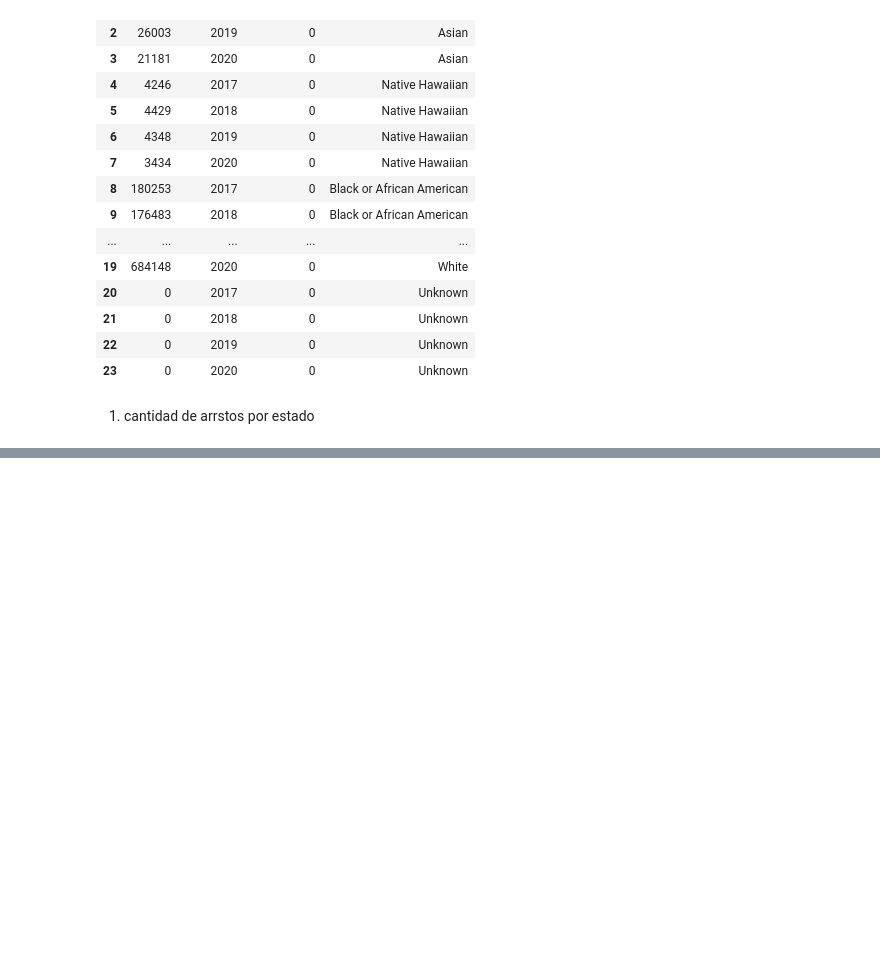
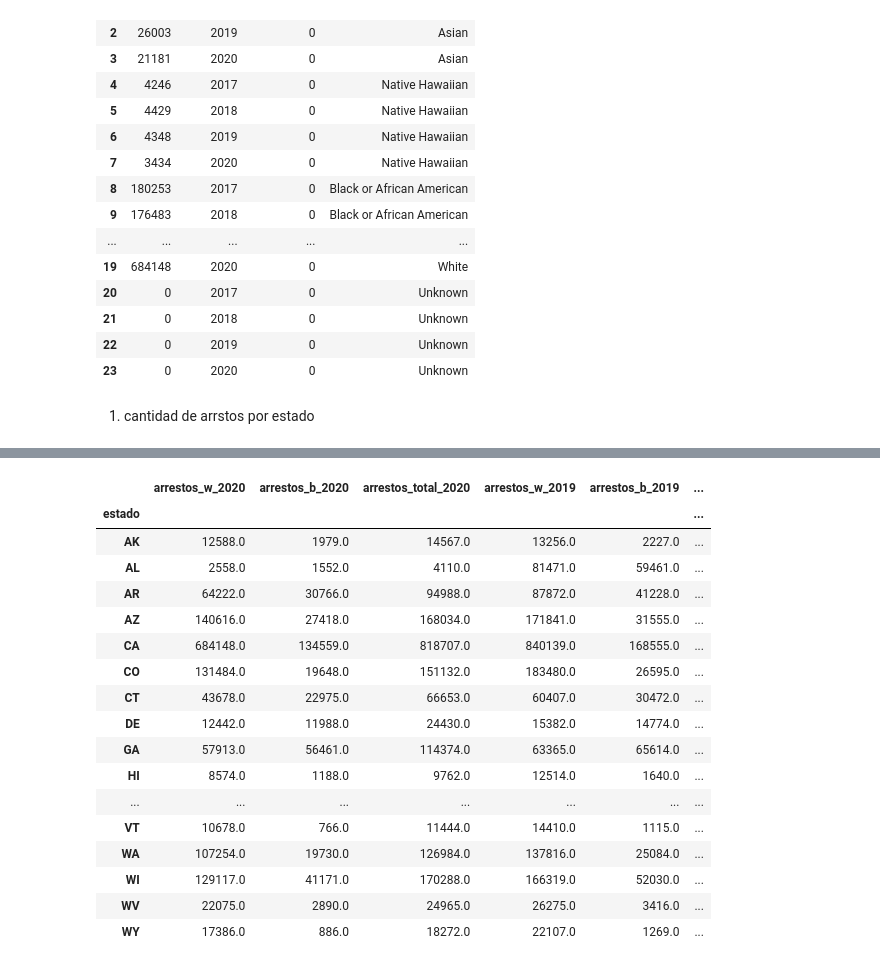
Before and after one commit to daJCP/Proyecto_Ciencia_Datos, a Jupyter notebook: Proyecto/notebook.ipynb, the cells around one changed output, grey strips where cells are left out. Cells and saved outputs as stored; diff of their text form; code cells hidden in the pictures; blank space fills up the shorter version.

```diff
--- a/Proyecto/notebook.ipynb
+++ b/Proyecto/notebook.ipynb
@@ -167,10 +168,10 @@ for estado in codigos_estados:
     estado = estado[0]
     df_estado = df_estados_razas[estado]
     df_estado['estado'] = estado
-    df_2020_arrestos_white = df_2020_arrestos_white.append(df_estado.loc[17], ignore_index= True)
+    df_2020_arrestos_white = df_2020_arrestos_white.append(df_estado.loc[19], ignore_index= True)
     df_2019_arrestos_white = df_2019_arrestos_white.append(df_estado.loc[18], ignore_index= True)
-    df_2018_arrestos_white = df_2018_arrestos_white.append(df_estado.loc[19], ignore_index= True)
+    df_2018_arrestos_white = df_2018_arrestos_white.append(df_estado.loc[17], ignore_index= True)
 
-    df_2020_arrestos_black = df_2020_arrestos_black.append(df_estado.loc[9], ignore_index= True)
+    df_2020_arrestos_black = df_2020_arrestos_black.append(df_estado.loc[11], ignore_index= True)
     df_2019_arrestos_black = df_2019_arrestos_black.append(df_estado.loc[10], ignore_index= True)
-    df_2018_arrestos_black = df_2018_arrestos_black.append(df_estado.loc[11], ignore_index= True)
+    df_2018_arrestos_black = df_2018_arrestos_black.append(df_estado.loc[9], ignore_index= True)
@@ -198,0 +288,30 @@ df_2020_arrestos.describe()
+# %%
+# como el estado de Florida (FL) en el año 2018 no tiene datos, lo vamos a dejar fuera de los estados que habiamos considerado
+df_2020_arrestos = df_2020_arrestos.drop(['FL'])
+df_2019_arrestos = df_2019_arrestos.drop(['FL'])
+df_2018_arrestos = df_2018_arrestos.drop(['FL'])
+# %%
+df_arrestos_estados = pd.merge(df_2020_arrestos, df_2019_arrestos, on= 'estado')
+df_arrestos_estados = pd.merge(df_arrestos_estados, df_2018_arrestos, on='estado')
+df_arrestos_totales_estados = df_arrestos_estados[['arrestos_total_2020', 'arrestos_total_2019','arrestos_total_2018']]
+df_arrestos_totales_estados
+df_arrestos_estados
+# %% [output]
+|  | arrestos_w_2020 | arrestos_b_2020 | arrestos_total_2020 | arrestos_w_2019 | arrestos_b_2019 | ... |
+| estado |  |  |  |  |  | ... |
+| AK | 12588.0 | 1979.0 | 14567.0 | 13256.0 | 2227.0 | ... |
+| AL | 2558.0 | 1552.0 | 4110.0 | 81471.0 | 59461.0 | ... |
+| AR | 64222.0 | 30766.0 | 94988.0 | 87872.0 | 41228.0 | ... |
+| AZ | 140616.0 | 27418.0 | 168034.0 | 171841.0 | 31555.0 | ... |
+| CA | 684148.0 | 134559.0 | 818707.0 | 840139.0 | 168555.0 | ... |
+| CO | 131484.0 | 19648.0 | 151132.0 | 183480.0 | 26595.0 | ... |
+| CT | 43678.0 | 22975.0 | 66653.0 | 60407.0 | 30472.0 | ... |
+| DE | 12442.0 | 11988.0 | 24430.0 | 15382.0 | 14774.0 | ... |
+| GA | 57913.0 | 56461.0 | 114374.0 | 63365.0 | 65614.0 | ... |
+| HI | 8574.0 | 1188.0 | 9762.0 | 12514.0 | 1640.0 | ... |
+| ... | ... | ... | ... | ... | ... | ... |
+| VT | 10678.0 | 766.0 | 11444.0 | 14410.0 | 1115.0 | ... |
+| WA | 107254.0 | 19730.0 | 126984.0 | 137816.0 | 25084.0 | ... |
+| WI | 129117.0 | 41171.0 | 170288.0 | 166319.0 | 52030.0 | ... |
+| WV | 22075.0 | 2890.0 | 24965.0 | 26275.0 | 3416.0 | ... |
+| WY | 17386.0 | 886.0 | 18272.0 | 22107.0 | 1269.0 | ... |
```
Also changed, not shown: parts of 27 cells of this notebook, 11 other files.
